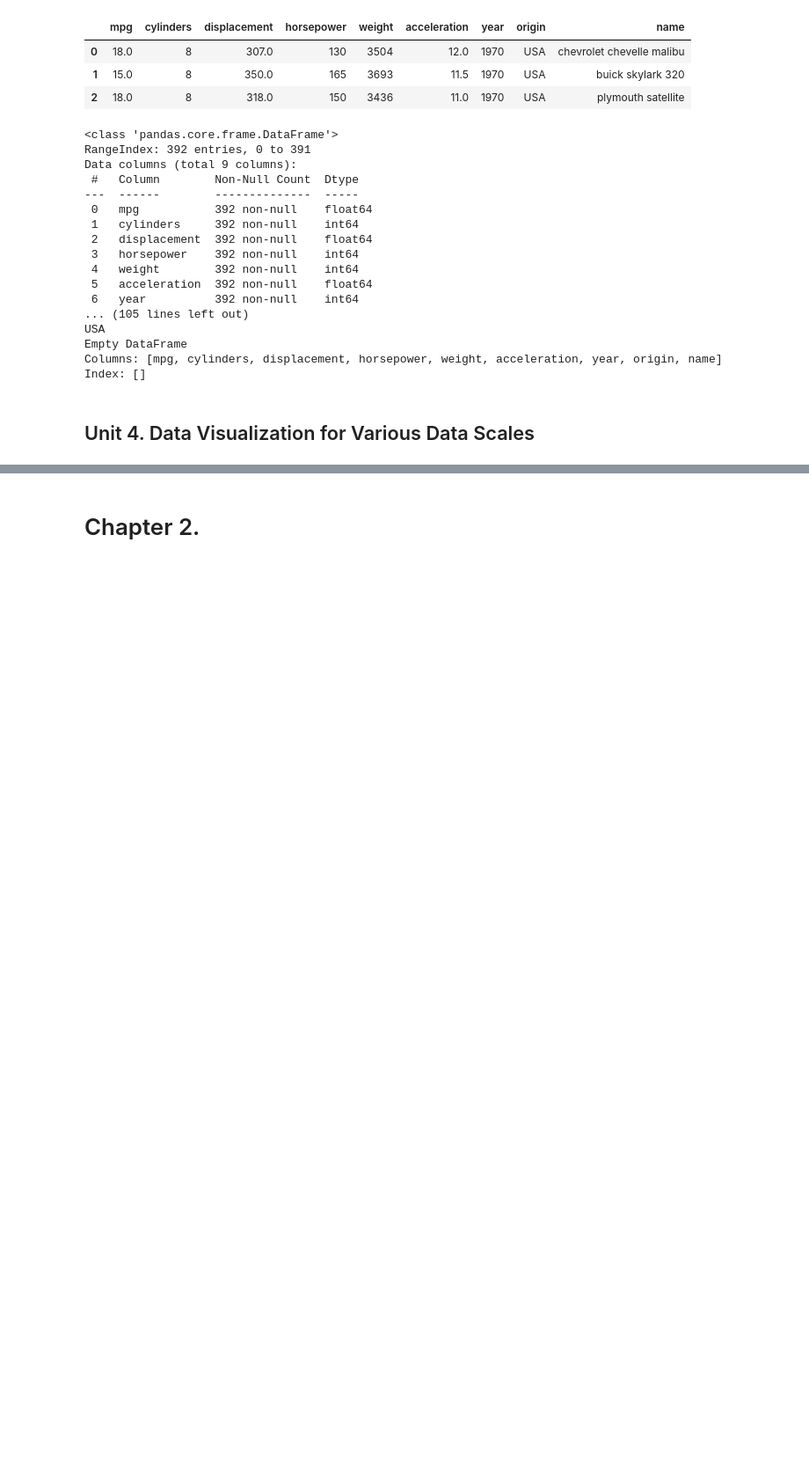
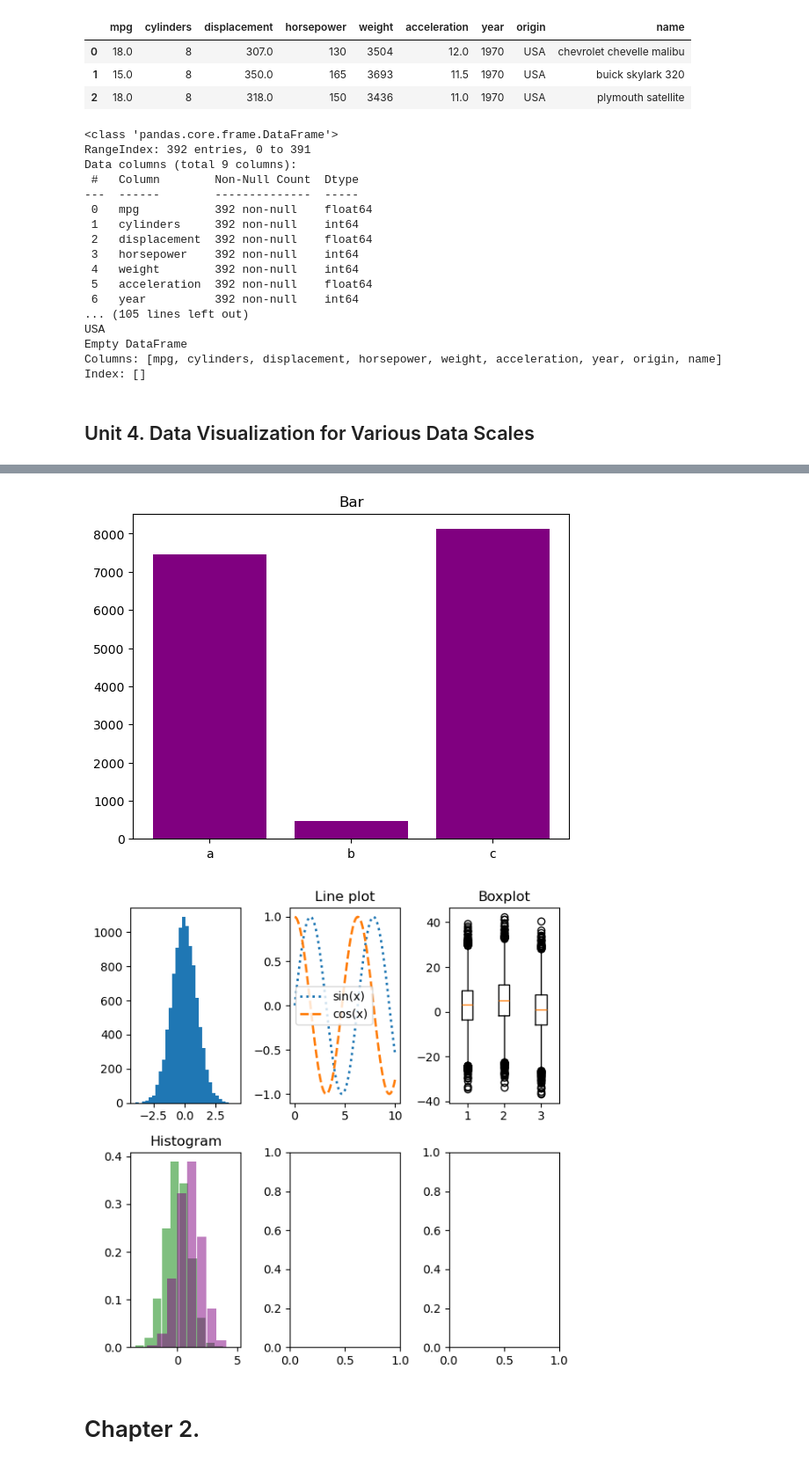
Before and after one commit to jimenezgimenojesus/SAMSUNG_AI_Diploma, a Jupyter notebook: A_Theory.ipynb, the cells around one changed output, grey strips where cells are left out. Shown at 88% size. Saved outputs shown, nothing was run; the diff lists cells and outputs as text; code cells hidden in the pictures; blank space fills up the shorter version.

Commit message:
Matplotlib notes and minor reviison changes
End of Chapter 1 (pandas and Numpy)

```diff
--- a/A_Theory.ipynb
+++ b/A_Theory.ipynb
@@ -546,2 +583,47 @@ Index: []
+# %%
+import matplotlib.pyplot as plt
+import numpy as np
+%matplotlib inline
+
+x = ['a', 'b', 'c']
+y = np.random.randint(0, 10_000, size=3)
+plt.bar(x, y, color='purple')
+plt.title('Bar')
+plt.show()
+
+# Figure creation
+fig0, axes0 = plt.subplots(nrows=2, ncols=3, figsize=(6, 6))
+
+# Plot in position 0, 0
+axes0[0, 0].hist(np.random.randn(10_000), bins=30)
+
+# Plot in posiition 0, 1
+x01 = np.linspace(0, 10, 100)
+y01 = np.sin(x01)
+axes0[0, 1].plot(x01, y01, linewidth=2, linestyle=':')
+axes0[0, 1].plot(x01, np.cos(x01), linewidth=2, linestyle='--')
+axes0[0, 1].set_title('Line plot')
+axes0[0, 1].legend(['sin(x)', 'cos(x)'])
+
+# Plot in position 0, 2
+x02 = np.random.randn(10_000)*10 + 3
+y02 = np.random.randn(10_000)*10 + 5
+z02 = np.random.randn(10_000)*10 + 1
+axes0[0, 2].boxplot([x02, y02, z02], 0)
+axes0[0, 2].set_title('Boxplot')
+
+# Plot in position 1, 0
+x10 = np.random.randn(10_000)
+y10 = np.random.randn(10_000) + 1
+axes0[1, 0].hist(x10, bins=10, density=True, color='green', rwidth=0.95, alpha=0.5)
+axes0[1, 0].hist(y10, bins=10, density=True, color='purple', rwidth=0.95, alpha=0.5)
+axes0[1, 0].set_title('Histogram')
+
+# General figure instructions
+plt.tight_layout()
+plt.show()
+# %% [output]
+[figure, added]
+[figure, added]
 # %% [markdown]
 # Chapter 2.
```
Also changed, not shown: parts of 5 cells of this notebook, 1 other file.
